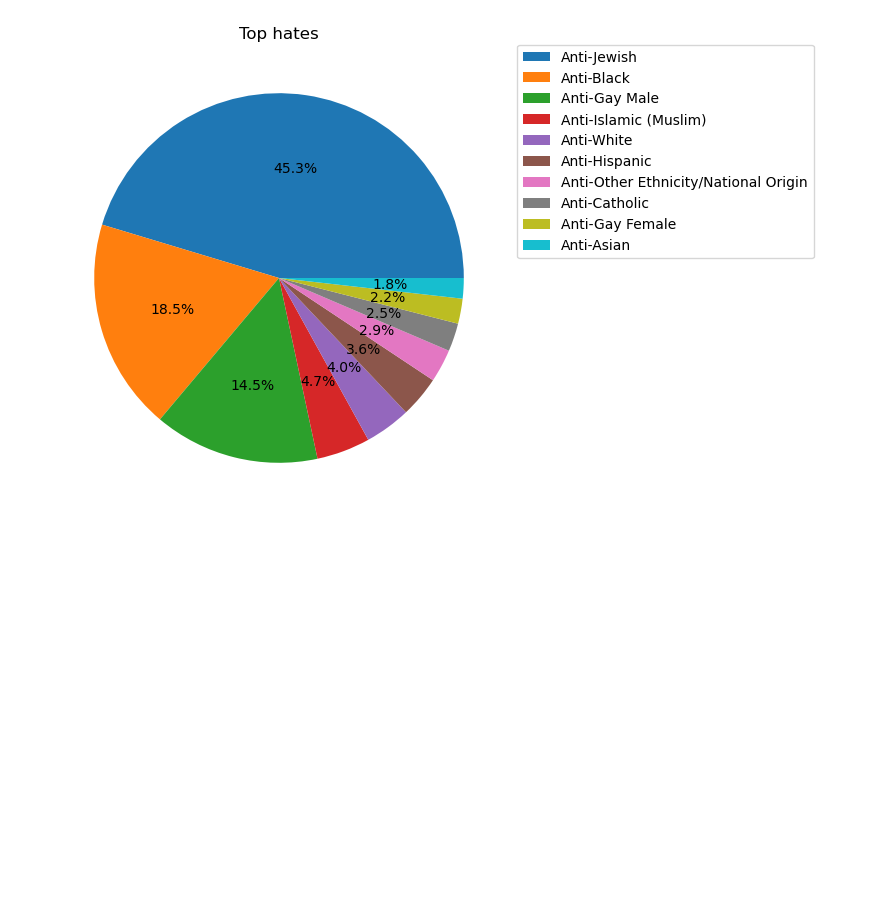
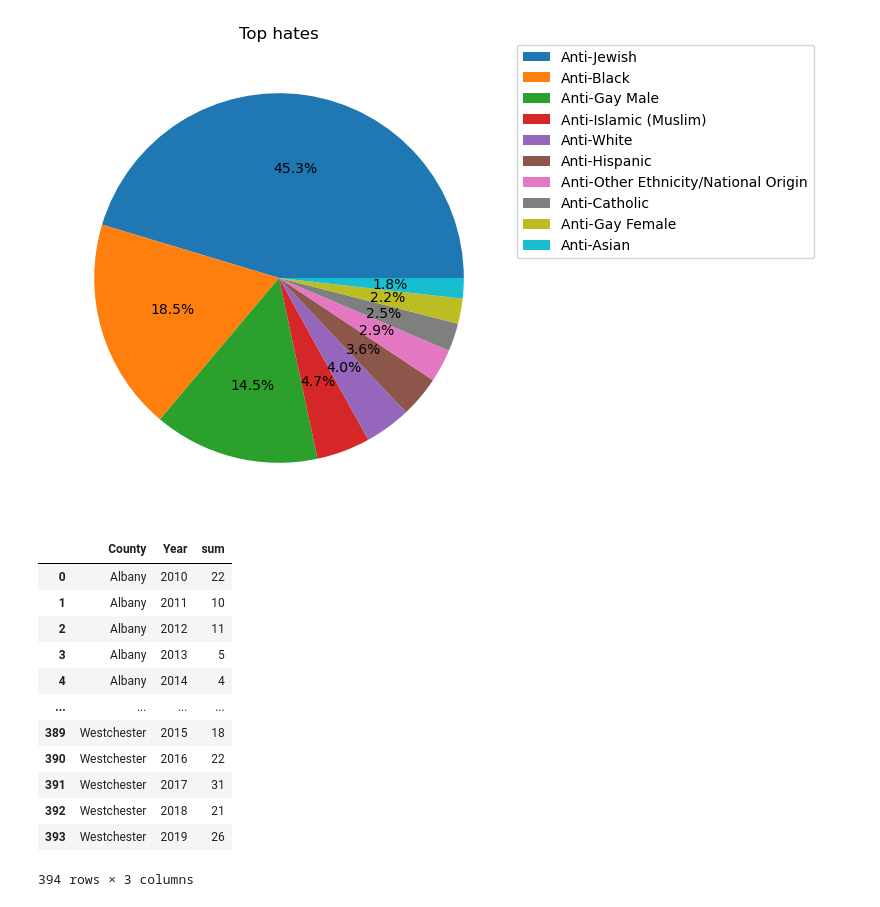
Before and after one commit to ML720s/sde-ds, a Jupyter notebook: task3/task3.ipynb, the cells around one changed output. Saved outputs shown, nothing was run; the diff lists cells and outputs as text; code cells hidden in the pictures; blank space fills up the shorter version.

```diff
--- a/task3/task3.ipynb
+++ b/task3/task3.ipynb
@@ -14,3 +16,20 @@ plt.legend(df_content['index'], bbox_to_anchor=(1, 1.02), loc='upper left')
 # %% [output]
 <matplotlib.legend.Legend at 0x...>
 [figure]
+# %%
+df_ori = df_ori.groupby(['County', 'Year']).agg([np.sum])['Total Offenders'].reset_index()
+df_ori
+# %% [output]
+|  | County | Year | sum |
+| 0 | Albany | 2010 | 22 |
+| 1 | Albany | 2011 | 10 |
+| 2 | Albany | 2012 | 11 |
+| 3 | Albany | 2013 | 5 |
+| 4 | Albany | 2014 | 4 |
+| ... | ... | ... | ... |
+| 389 | Westchester | 2015 | 18 |
+| 390 | Westchester | 2016 | 22 |
+| 391 | Westchester | 2017 | 31 |
+| 392 | Westchester | 2018 | 21 |
+| 393 | Westchester | 2019 | 26 |
+394 rows × 3 columns
```
Also changed, not shown: parts of 2 cells of this notebook.
